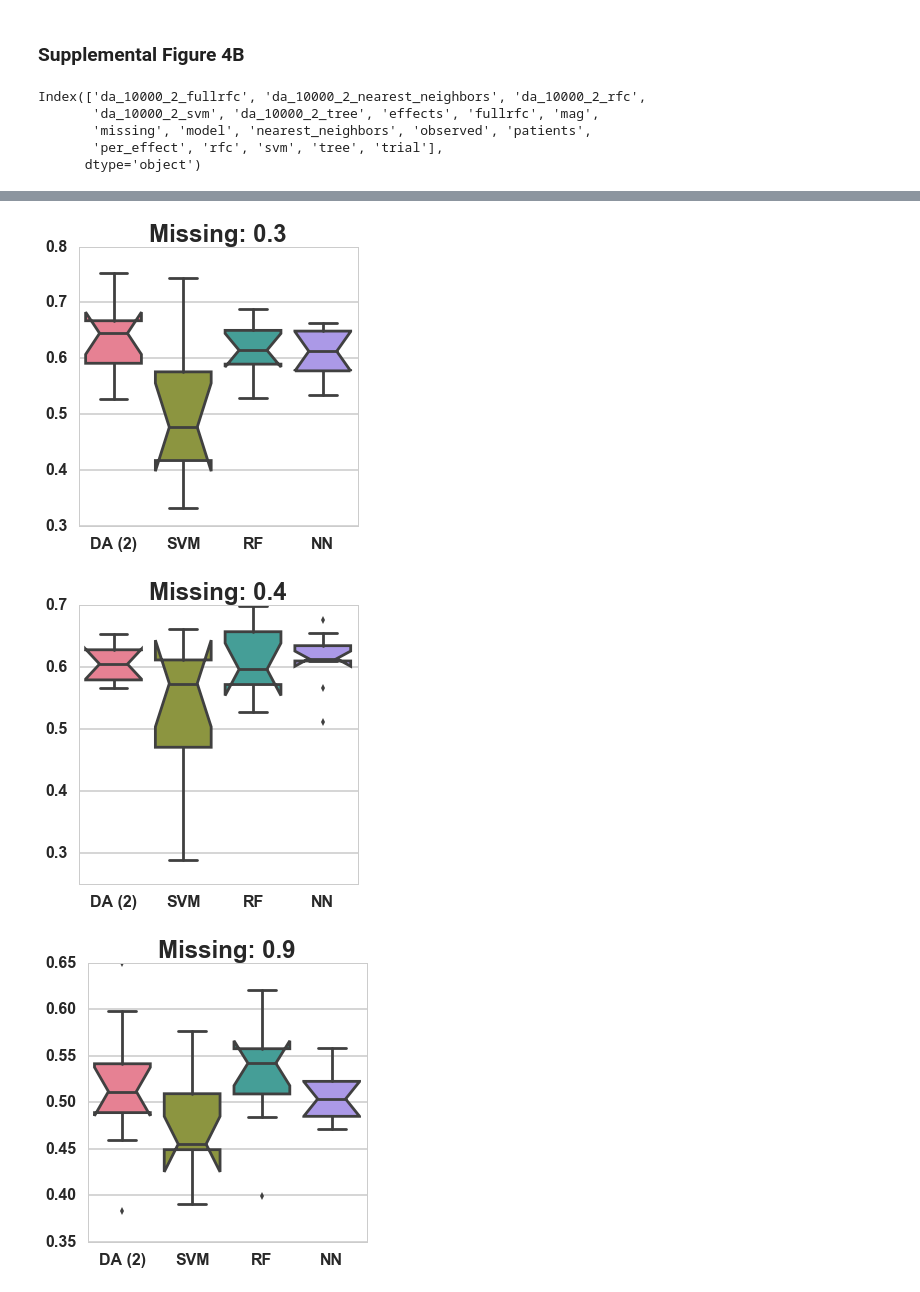
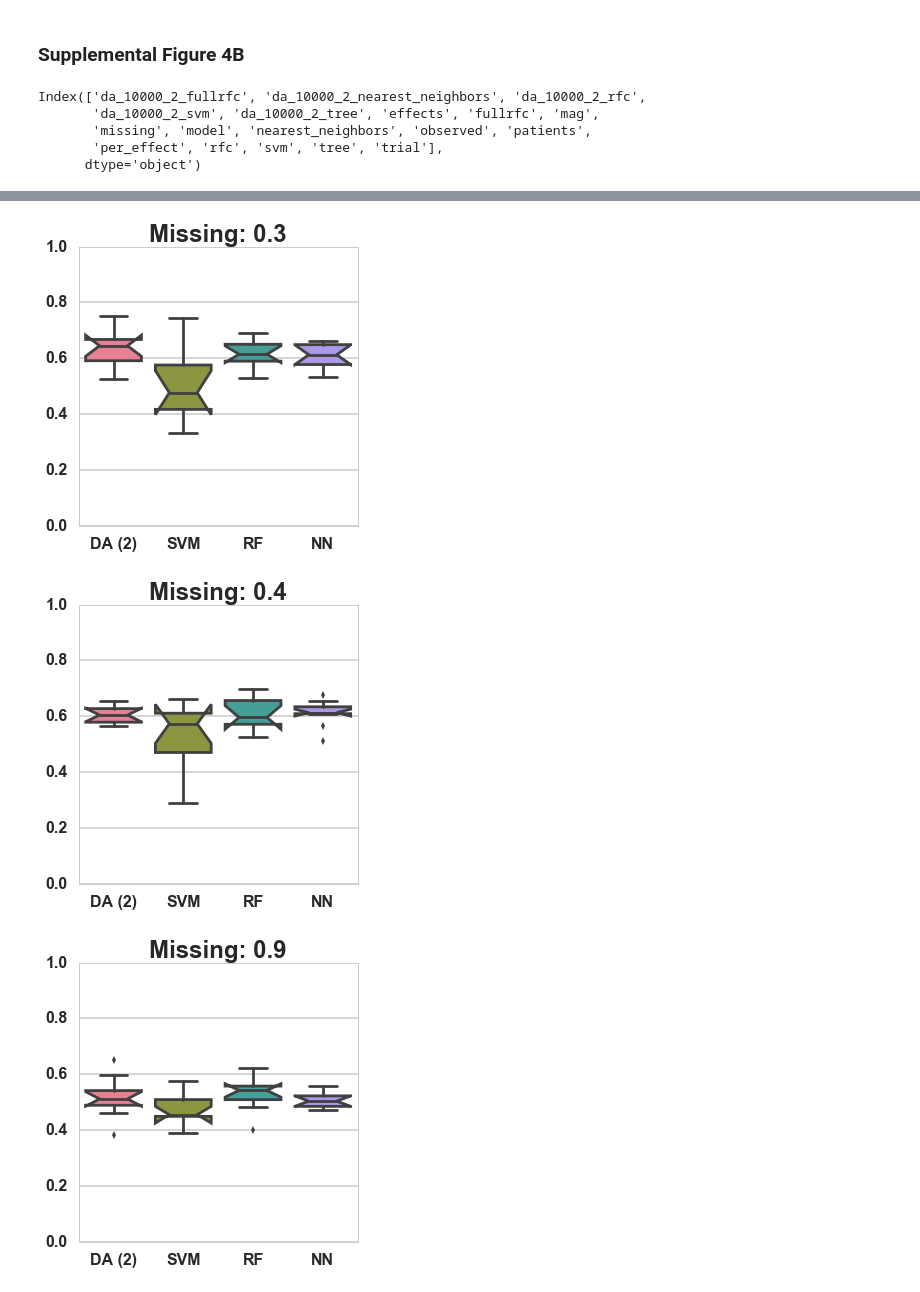
Before and after one commit to greenelab/DAPS, a Jupyter notebook: Figures.ipynb, the cells around one changed output, grey strips where cells are left out. Drawn from its saved outputs; the diff is of its cells as text; code cells hidden in the pictures.

Commit message:
y-limit [0-1] Supp Figure

```diff
--- a/Figures.ipynb
+++ b/Figures.ipynb
@@ -490,6 +490,7 @@ for m in df['missing'].unique():
     sns.set_context("poster")
     g = sns.boxplot(data=vals, notch=True, palette="husl")
     g.set_title('Missing: ' + str(m), fontdict=font)
+    g.set_ylim([0, 1])
     plt.savefig('./images/supp_figure_4_a_' + str(m) + '.png')
 # %% [output]
 Index(['da_10000_2_fullrfc', 'da_10000_2_nearest_neighbors', 'da_10000_2_rfc',
@@ -529,6 +530,7 @@ for m in df['missing'].unique():
     sns.set_context("poster")
     g = sns.boxplot(data=vals, notch=True, palette="husl")
     g.set_title('Missing: ' + str(m), fontdict=font)
+    g.set_ylim([0, 1])
     plt.savefig('./images/supp_figure_4_b_' + str(m) + '.png')
 # %% [output]
 Index(['da_10000_2_fullrfc', 'da_10000_2_nearest_neighbors', 'da_10000_2_rfc',
@@ -542,3 +544,3 @@ Index(['da_10000_2_fullrfc', 'da_10000_2_nearest_neighbors', 'da_10000_2_rfc',
-[figure, old version]
+[figure, new version]
-[figure, old version]
+[figure, new version]
-[figure, old version]
+[figure, new version]
```
Also changed, not shown: parts of 2 cells of this notebook, 12 other files.
